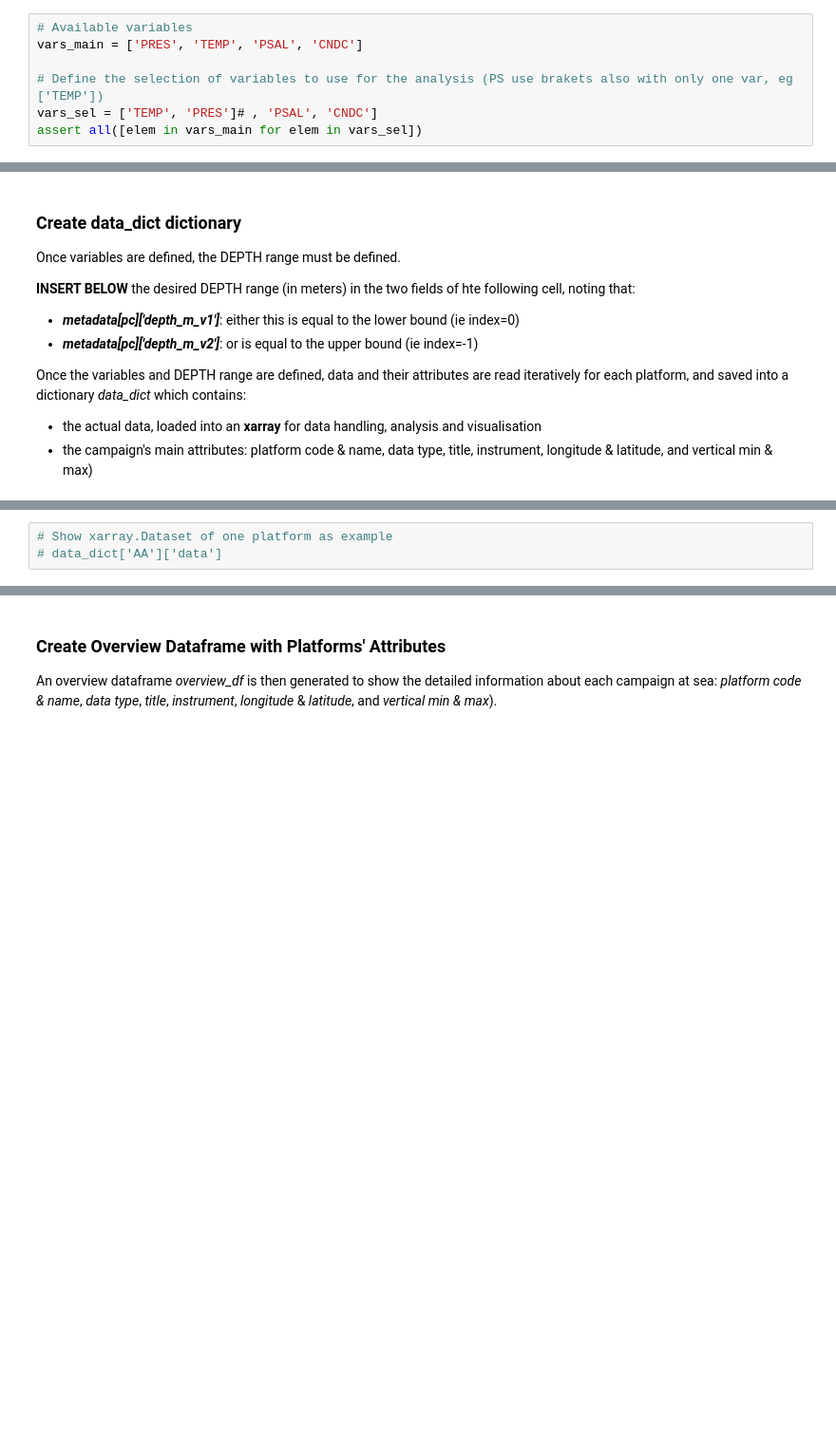
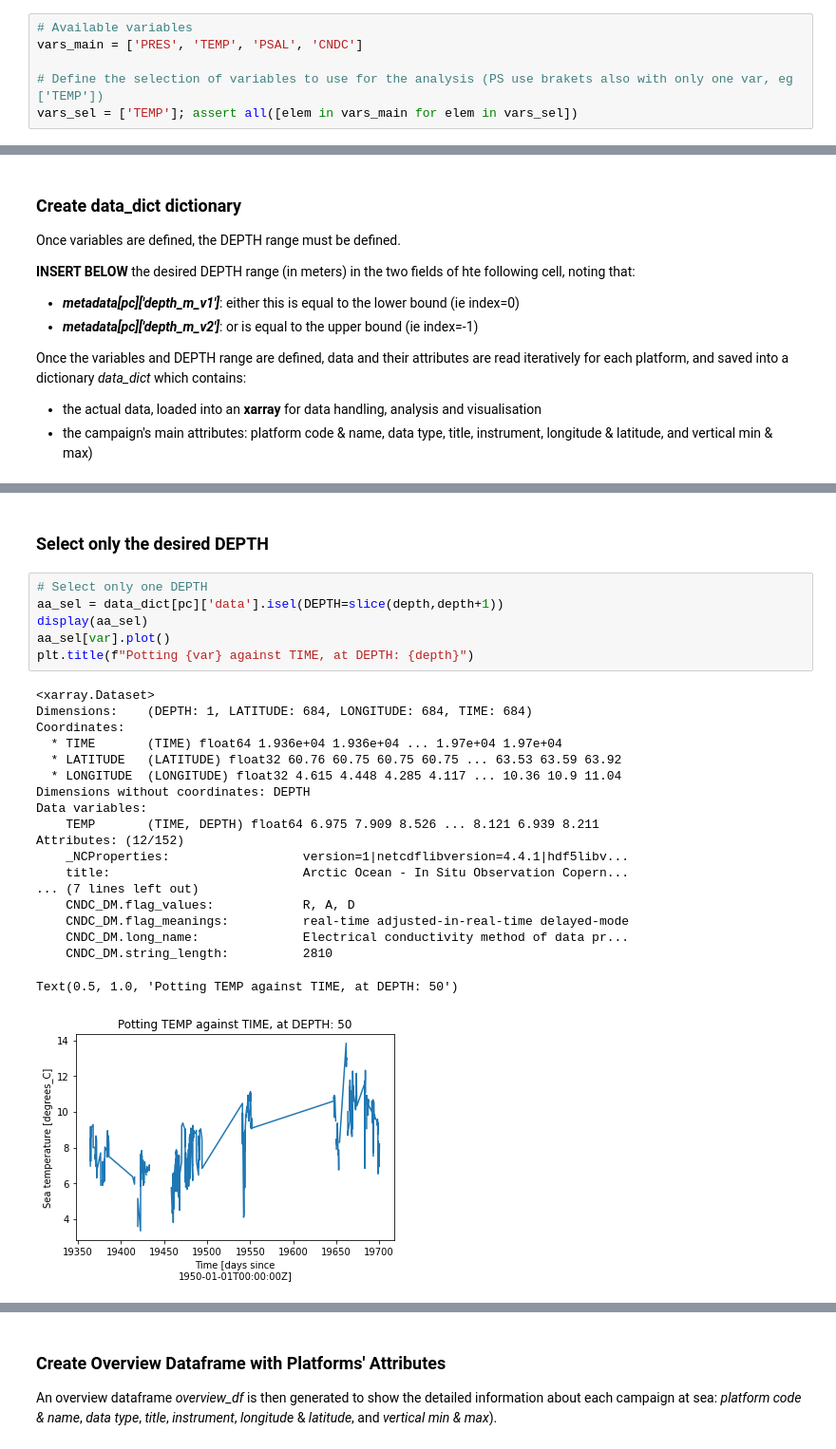
Before and after one commit to ec-intaros/iaos-showcase-app-Barents-Sea-CTD, a Jupyter notebook: Test1 DAP1 - OPeNDAP NODC Access.ipynb, the cells around one changed output, grey strips where cells are left out. Shown: that part at 95% size. Saved outputs shown, nothing was run; the diff lists cells and outputs as text; blank space fills up the shorter version.

```diff
--- a/Test1 DAP1 - OPeNDAP NODC Access.ipynb
+++ b/Test1 DAP1 - OPeNDAP NODC Access.ipynb
@@ -404,5 +357,4 @@ The depth range must also be defined. For some limitations to the DAP syntax, at
 vars_main = ['PRES', 'TEMP', 'PSAL', 'CNDC']
 
 # Define the selection of variables to use for the analysis (PS use brakets also with only one var, eg ['TEMP'])
-vars_sel = ['TEMP', 'PRES']# , 'PSAL', 'CNDC']
-assert all([elem in vars_main for elem in vars_sel])
+vars_sel = ['TEMP']; assert all([elem in vars_main for elem in vars_sel])
@@ -520,3 +477,28 @@ Checking the existing campaigns in the dictionary: ['AA', 'GS', 'GT', 'HJ', 'JH'
-# %%
-# Show xarray.Dataset of one platform as example
-# data_dict['AA']['data']
+# %% [markdown]
+### Select only the desired DEPTH
+# %%
+# Select only one DEPTH
+aa_sel = data_dict[pc]['data'].isel(DEPTH=slice(depth,depth+1))
+display(aa_sel)
+aa_sel[var].plot()
+plt.title(f"Potting {var} against TIME, at DEPTH: {depth}")
+# %% [output]
+<xarray.Dataset>
+Dimensions:    (DEPTH: 1, LATITUDE: 684, LONGITUDE: 684, TIME: 684)
+Coordinates:
+  * TIME       (TIME) float64 1.936e+04 1.936e+04 ... 1.97e+04 1.97e+04
+  * LATITUDE   (LATITUDE) float32 60.76 60.75 60.75 60.75 ... 63.53 63.59 63.92
+  * LONGITUDE  (LONGITUDE) float32 4.615 4.448 4.285 4.117 ... 10.36 10.9 11.04
+Dimensions without coordinates: DEPTH
+Data variables:
+    TEMP       (TIME, DEPTH) float64 6.975 7.909 8.526 ... 8.121 6.939 8.211
+Attributes: (12/152)
+    _NCProperties:                  version=1|netcdflibversion=4.4.1|hdf5libv...
+    title:                          Arctic Ocean - In Situ Observation Copern...
+... (7 lines left out)
+    CNDC_DM.flag_values:            R, A, D
+    CNDC_DM.flag_meanings:          real-time adjusted-in-real-time delayed-mode
+    CNDC_DM.long_name:              Electrical conductivity method of data pr...
+    CNDC_DM.string_length:          2810
+Text(0.5, 1.0, 'Potting TEMP against TIME, at DEPTH: 50')
+[figure, added]
```
Also changed, not shown: parts of 36 cells of this notebook.
